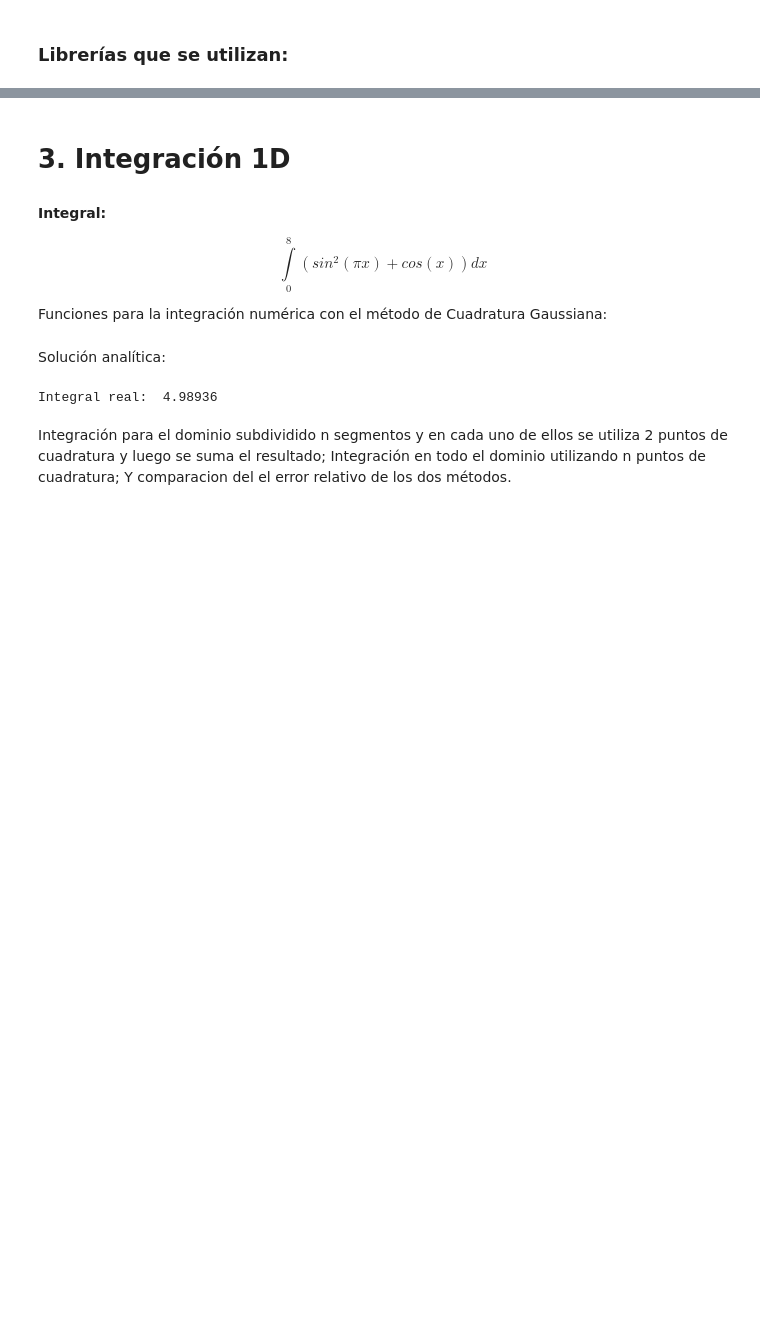
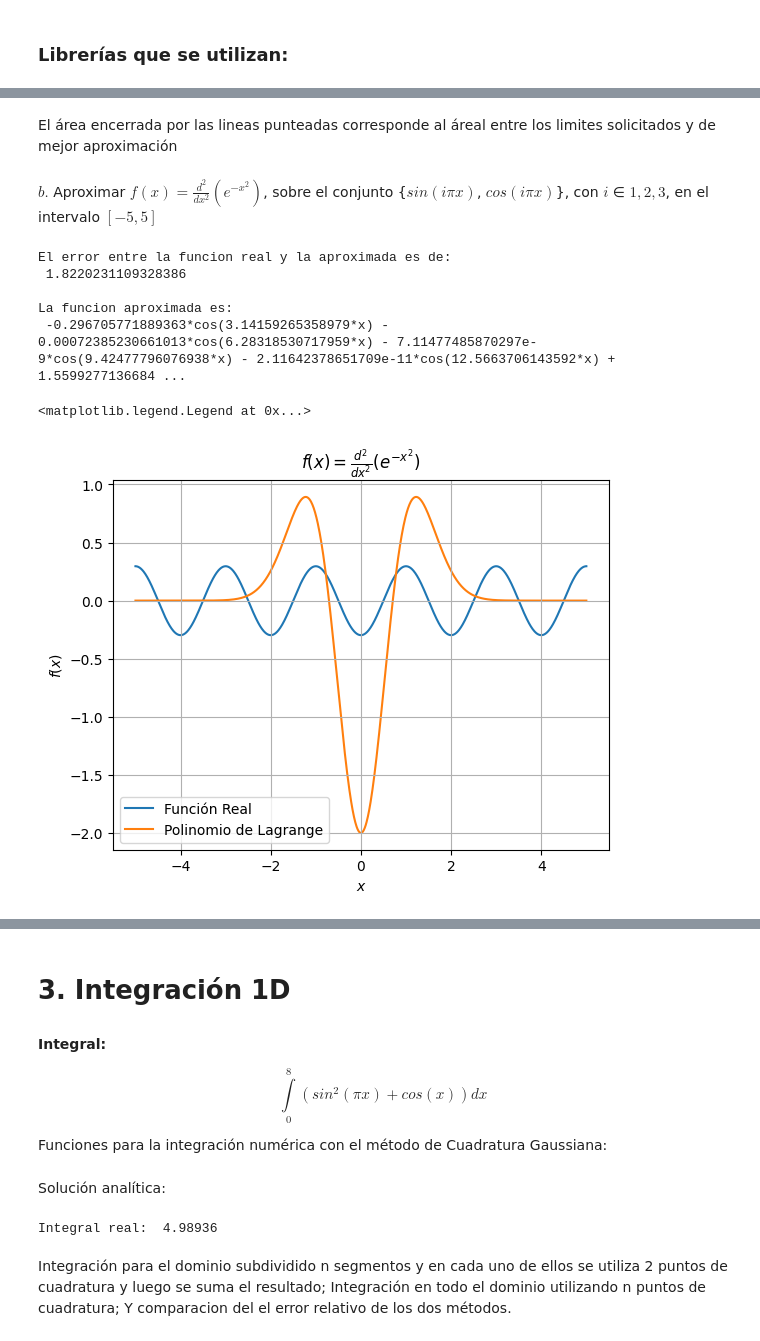
Before and after one commit to JulianSoZa/MiniProjects_NumericMethods, a Jupyter notebook: MiniProject1_GP1/main.ipynb, the cells around one changed output, grey strips where cells are left out. Cells and saved outputs as stored; diff of their text form; code cells hidden in the pictures; blank space fills up the shorter version.

```diff
--- a/MiniProject1_GP1/main.ipynb
+++ b/MiniProject1_GP1/main.ipynb
@@ -8,0 +101,43 @@ import meshio
+# %% [markdown]
+El área encerrada por las lineas punteadas corresponde al áreal entre los limites solicitados y de mejor aproximación
+# %% [markdown]
+$b.$ Aproximar $f(x) = \frac{d^2}{dx^2}(e^{-x^2})$, sobre el conjunto {$sin(iπx)$, $cos(iπx)$}, con $i$ ∈ ${1, 2, 3}$, en el intervalo $[−5, 5]$
+# %%
+x = sym.Symbol('x')                                                                     # Variable independiente de forma simbolic
+derivada_2 = sym.exp(-x**2).diff(x,x)                                                   # Funcion a aproximar
+ui = []                                                                                 # Funciones base de aproximacion
+lim = [-5,5]                                                                            # Rango en el que se hace la integracion
+
+ni = 8
+
+for i in range(1, ni+1):
+    ui.append(sym.sin(i*np.pi*x))
+    ui.append(sym.cos(i*np.pi*x))
+
+A, b, fg, alp = aproximacion_num(derivada_2,ui, lim)
+
+fg                                                                                      # Funcion aproximada
+print(f"\nLa funcion aproximada es: \n {fg}\n")
+
+# GRAFICO DE LAS FUNCIONES
+xp = np.linspace(-5,5,1000)
+fp = sym.lambdify(x,fg)(xp)
+fr = sym.lambdify(x, derivada_2)(xp)
+
+fig, ax1 = plt.subplots()
+
+ax1.plot(xp,fp, zorder=0, label="Función Real")
+ax1.plot(xp,fr, zorder=1, label="Polinomio de Lagrange")
+ax1.set_title(r"$f(x) = \frac{d^2}{dx^2}(e^{-x^2})$")
+ax1.grid()
+ax1.set_xlabel("$x$")
+ax1.set_ylabel("$f(x)$")
+ax1.legend()
+# %% [output]
+El error entre la funcion real y la aproximada es de:
+ 1.8220231109328386
+
+La funcion aproximada es:
+ -0.296705771889363*cos(3.14159265358979*x) - 0.00072385230661013*cos(6.28318530717959*x) - 7.11477485870297e-9*cos(9.42477796076938*x) - 2.11642378651709e-11*cos(12.5663706143592*x) + 1.5599277136684 ...
+<matplotlib.legend.Legend at 0x...>
+[figure, added]
```
Also changed, not shown: parts of 12 cells of this notebook.
